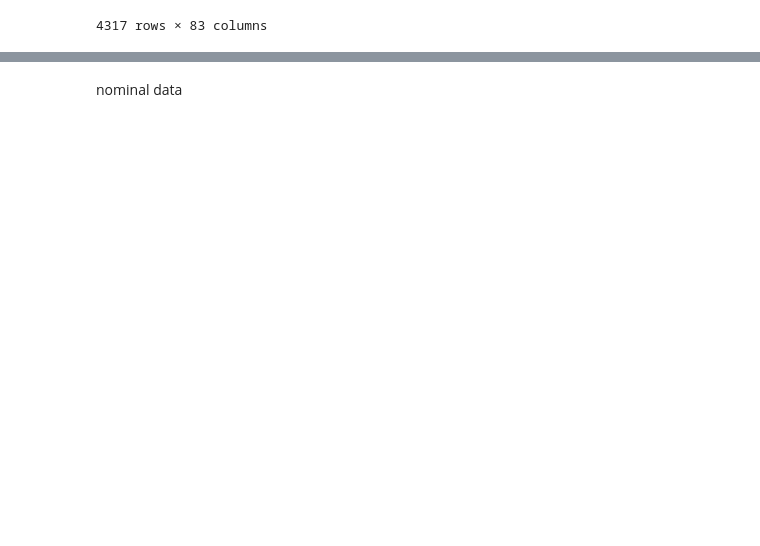
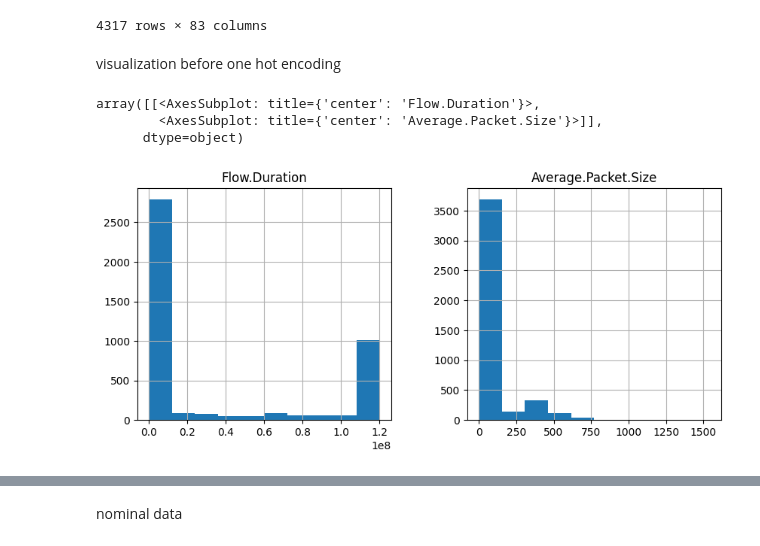
Before and after one commit to wei-coding/MLFN, a Jupyter notebook: Lab2/lab2.ipynb, the cells around one changed output, grey strips where cells are left out. Saved outputs shown, nothing was run; the diff lists cells and outputs as text; code cells hidden in the pictures; blank space fills up the shorter version.

```diff
--- a/Lab2/lab2.ipynb
+++ b/Lab2/lab2.ipynb
@@ -24,8 +24,8 @@ raw_data
 # %% [markdown]
 drop unusable column
 # %%
-raw_data = raw_data.drop(["ID", "Flow.ID", "Timestamp"], axis=1)
-raw_data
+data = raw_data.drop(["ID", "Flow.ID", "Timestamp"], axis=1)
+data
 # %% [output]
 |  | Source.IP | Source.Port | Destination.IP | Destination.Port | Protocol | Flow.Duration | Total.Fwd.Packets | ... |
 | 0 | 10.200.7.196 | 39485 | 172.217.29.66 | 443 | 6 | 2021337 | 9 | ... |
@@ -40,3 +40,12 @@ raw_data
 | 4315 | 10.200.7.9 | 48859 | 172.16.255.200 | 53 | 17 | 13621158 | 4 | ... |
 | 4316 | 10.200.7.9 | 48859 | 172.16.255.200 | 53 | 17 | 104320155 | 4 | ... |
 4317 rows × 83 columns
+# %% [markdown]
+visualization before one hot encoding
+# %%
+data[["Flow.Duration", "Average.Packet.Size"]].hist(figsize=(10, 4))
+# %% [output]
+array([[<AxesSubplot: title={'center': 'Flow.Duration'}>,
+        <AxesSubplot: title={'center': 'Average.Packet.Size'}>]],
+      dtype=object)
+[figure, added]
```
Also changed, not shown: parts of 9 cells of this notebook, 2 other files.
